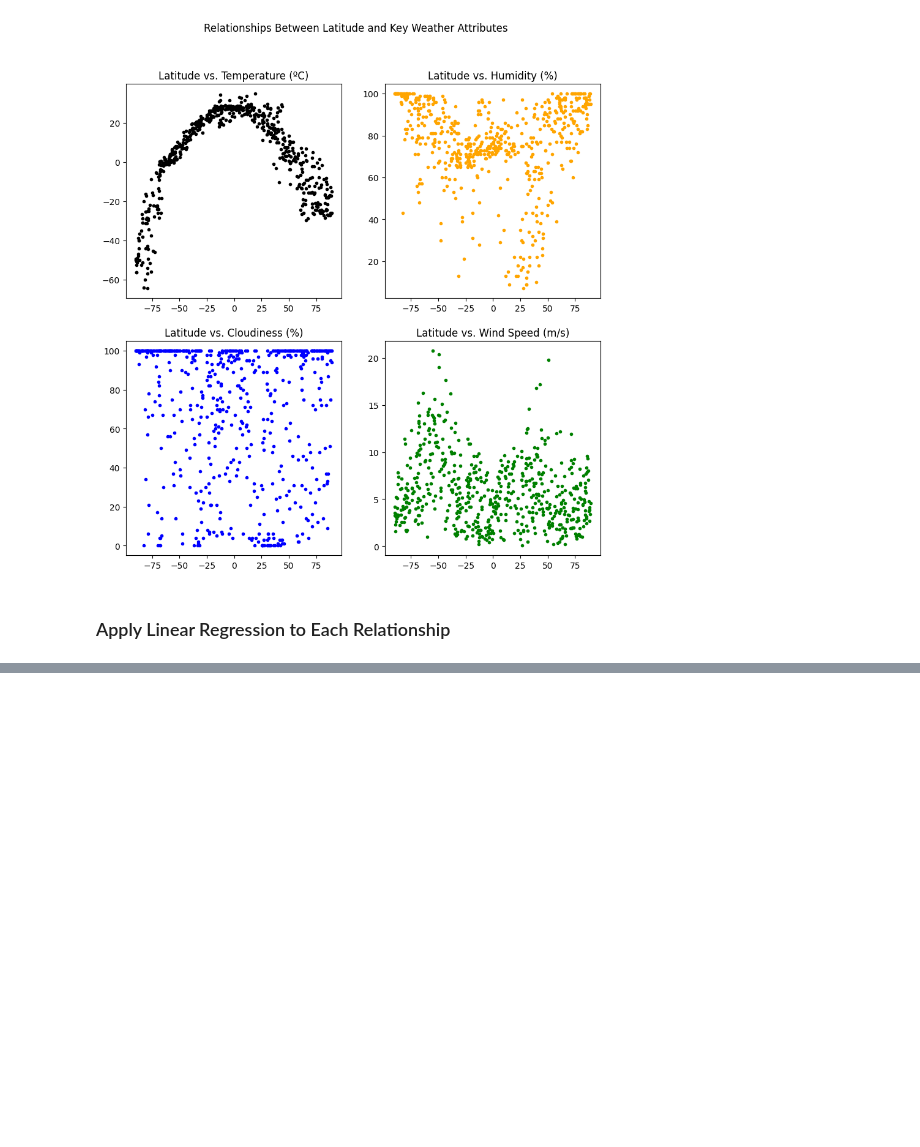
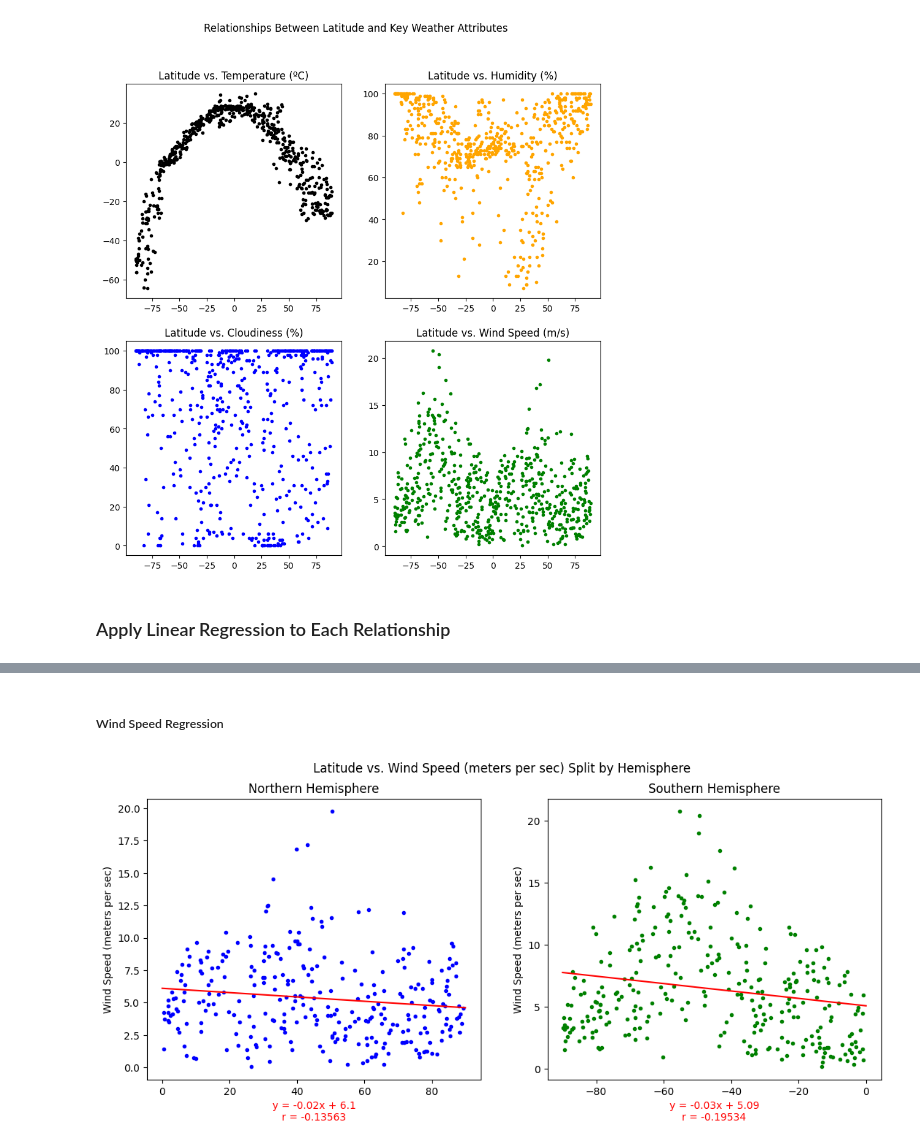
Before and after one commit to dmldatasci/citipy-geoapify-apis, a Jupyter notebook: WeatherPy.ipynb, the cells around one changed output, grey strips where cells are left out. Saved outputs shown, nothing was run; the diff lists cells and outputs as text; code cells hidden in the pictures; blank space fills up the shorter version.

```diff
--- a/WeatherPy.ipynb
+++ b/WeatherPy.ipynb
@@ -208,0 +226,7 @@ HemiRegress(city_weather_df['Latitude'], city_weather_df['Temperature (Max)'] -
+# %% [markdown]
+##### Wind Speed Regression
+# %%
+# call our splitting and regression function with the cloudiness attribute
+HemiRegress(city_weather_df['Latitude'], city_weather_df['Wind Speed'].rename('Wind Speed (meters per sec)'))
+# %% [output]
+[figure, added]
```
Also changed, not shown: parts of 7 cells of this notebook.
